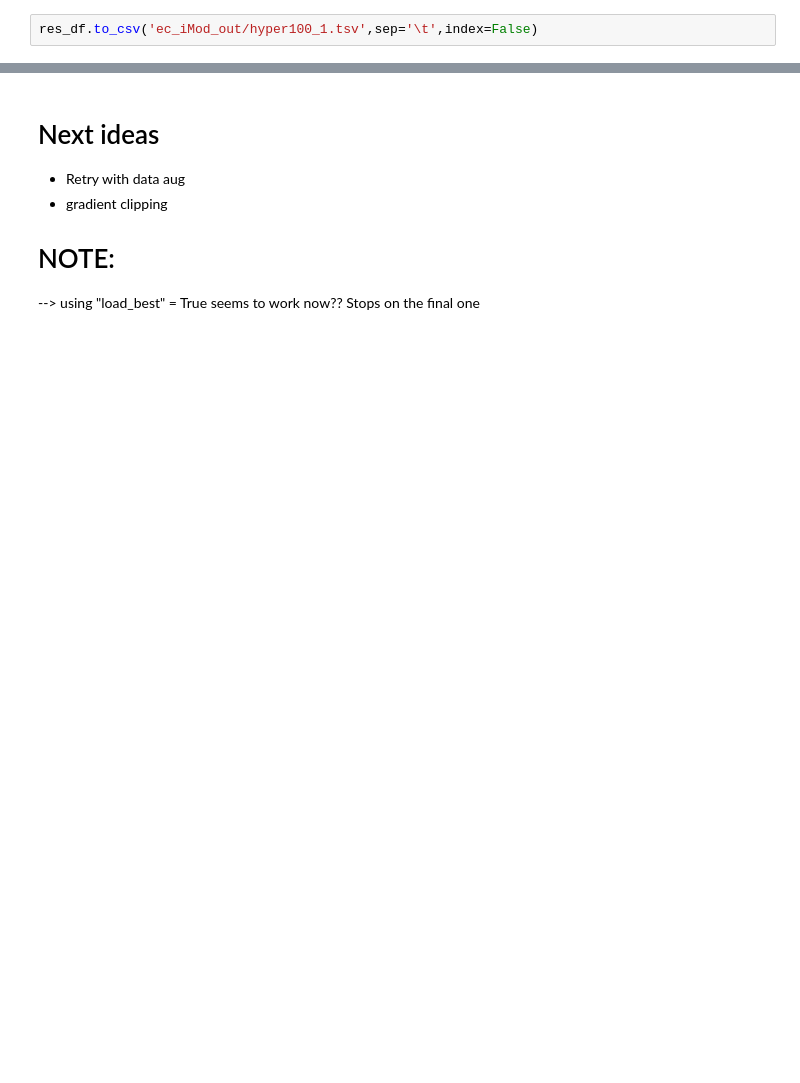
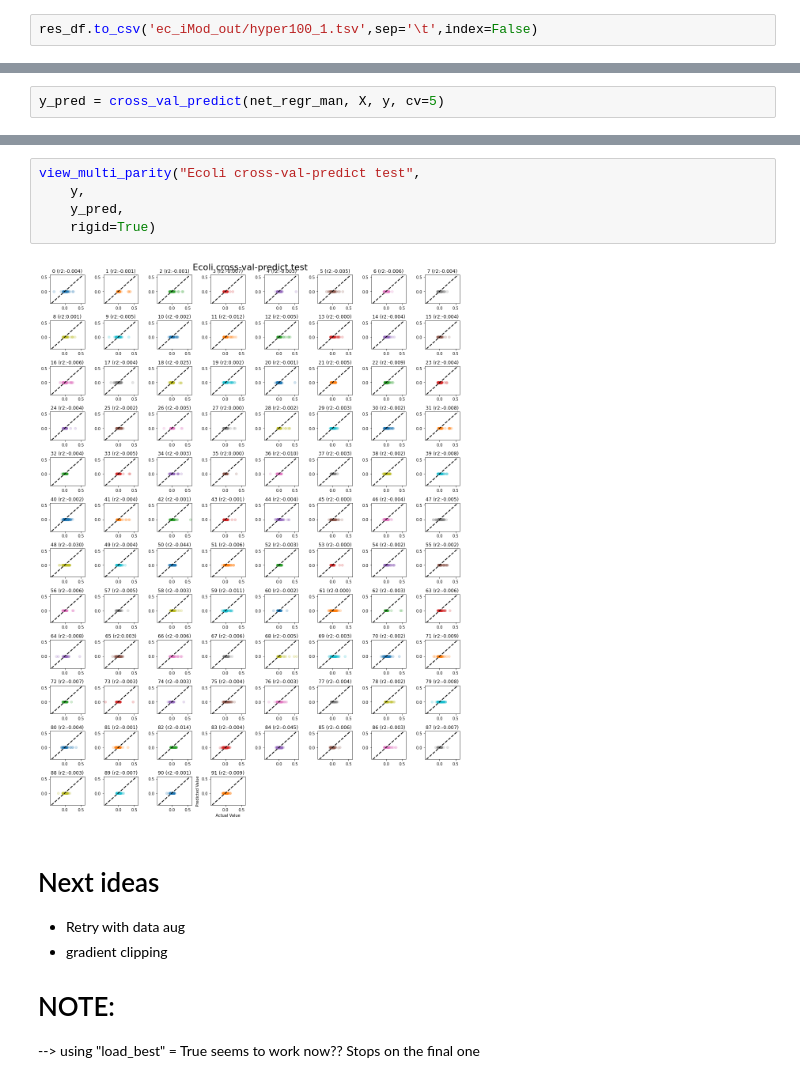
Before and after one commit to erinhwilson/deep-5g-sandbox, a Jupyter notebook: ecoli_iMod_prediction.ipynb, the cells around one changed output, grey strips where cells are left out. Drawn from its saved outputs; the diff is of its cells as text; blank space fills up the shorter version.

```diff
--- a/ecoli_iMod_prediction.ipynb
+++ b/ecoli_iMod_prediction.ipynb
@@ -714,0 +968,2 @@ res_df.to_csv('ec_iMod_out/hyper100_1.tsv',sep='\t',index=False)
+# %%
+y_pred = cross_val_predict(net_regr_man, X, y, cv=5)
@@ -715,3 +1009,10 @@ res_df.to_csv('ec_iMod_out/hyper100_1.tsv',sep='\t',index=False)
+# %%
+view_multi_parity("Ecoli cross-val-predict test",
+    y,
+    y_pred,
+    rigid=True)
+# %% [output]
+[figure, added]
 # %% [markdown]
 # Next ideas
 * Retry with data aug
```
Also changed, not shown: parts of 26 cells of this notebook.
